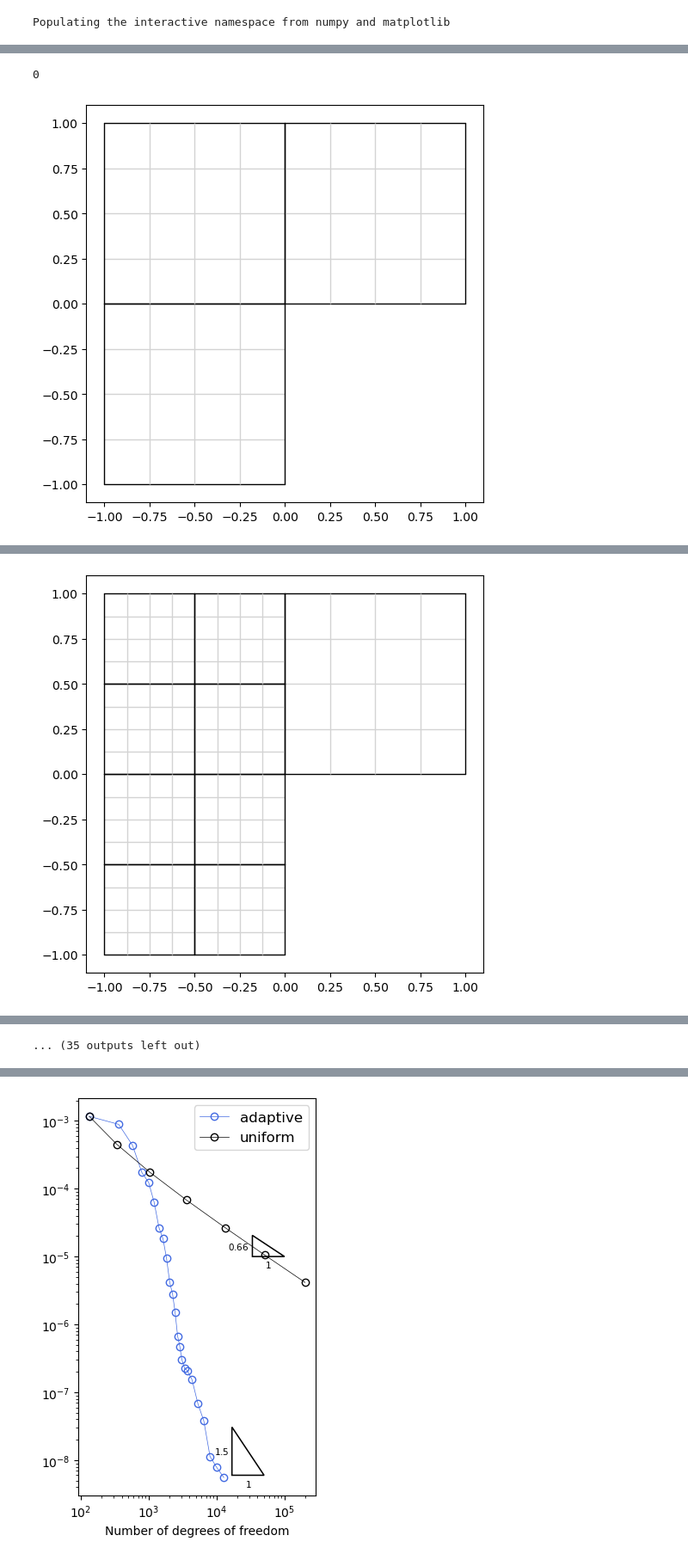
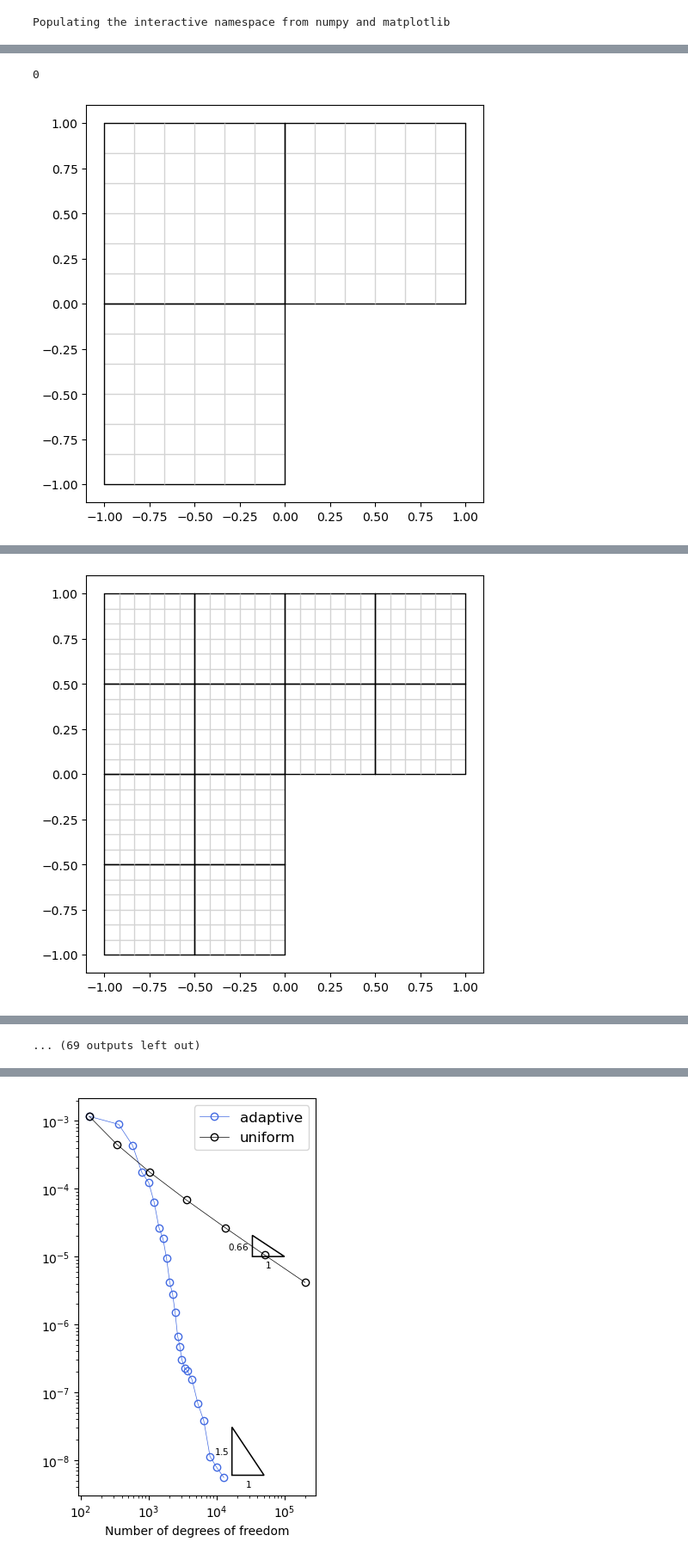
Before and after one commit to c-f-h/pyiga, a Jupyter notebook: notebooks/L-shape.ipynb, the cells around one changed output, grey strips where cells are left out. Shown at 86% size. Cells and saved outputs as stored; diff of their text form; code cells hidden in the pictures.

```diff
--- a/notebooks/L-shape.ipynb
+++ b/notebooks/L-shape.ipynb
@@ -154,7 +154,7 @@ def adaptive(M, f, g, u=None, theta=0.9, maxiter=12, plotrange=(-1,1), draw=Fals
     L2err=np.zeros(maxiter)
     H1err=np.zeros(maxiter)
     err_est=np.zeros(maxiter)
-    err_ind=[]
+    #err_ind=[]
     params['u_sol']=u
     params['ux']=ux
     params['uy']=uy
@@ -205,9 +205,9 @@ def adaptive(M, f, g, u=None, theta=0.9, maxiter=12, plotrange=(-1,1), draw=Fals
 
         if iter < maxiter-1:
             start=time.time()
-            err_ind.append(adap.PoissonEstimator(MP,uh,f))
-            err_est[iter] = norm(err_ind[-1])
-            marked_patches = adap.doerfler_marking(err_ind[-1], theta)
+            err_indicator = adap.PoissonEstimator(MP,uh,f)
+            err_est[iter] = norm(err_indicator)
+            marked_patches = adap.doerfler_marking(err_indicator, theta)
             end = time.time()
             print("Estimate and Marking took " + str(end - start) + " seconds.")
 
@@ -305,5 +305,5 @@ def uy(x,y):
     r, phi = cart2pol(x,y)
     return 2./3*r**(-1./3)*cos(phi/3)
 
-f=lambda x,y: 0
+f=lambda x,y: 0.
 # %%
@@ -332,7 +333,8 @@ Refinement took 0.000194549560546875 seconds.
 # %%
-M = Lshape(3,4)
-MP_a, uh_a, numdofs_a, L2err_a, H1err_a, err_est = adaptive(M, f={0:f}, g=u, u=u, draw=True, maxiter=23)
+deg=5
+M = Lshape(deg,deg+1)
+MP_a, uh_a, numdofs_a, L2err_a, H1err_a, err_est = adaptive(M, f={0:f}, g=u, u=u, draw=True, maxiter=40)
 M.draw()
 # %% [output]
 0
-[figure, old version]
+[figure, new version]
@@ -343,3 +345,3 @@ Refinement took 0.00541377067565918 seconds.
 
 1
-[figure, old version]
+[figure, new version]
@@ -374 +376 @@ Refinement took 0.01517939567565918 seconds.
-... (35 outputs left out)
+... (69 outputs left out)
```
Also changed, not shown: parts of 4 cells of this notebook, 1 other file.
